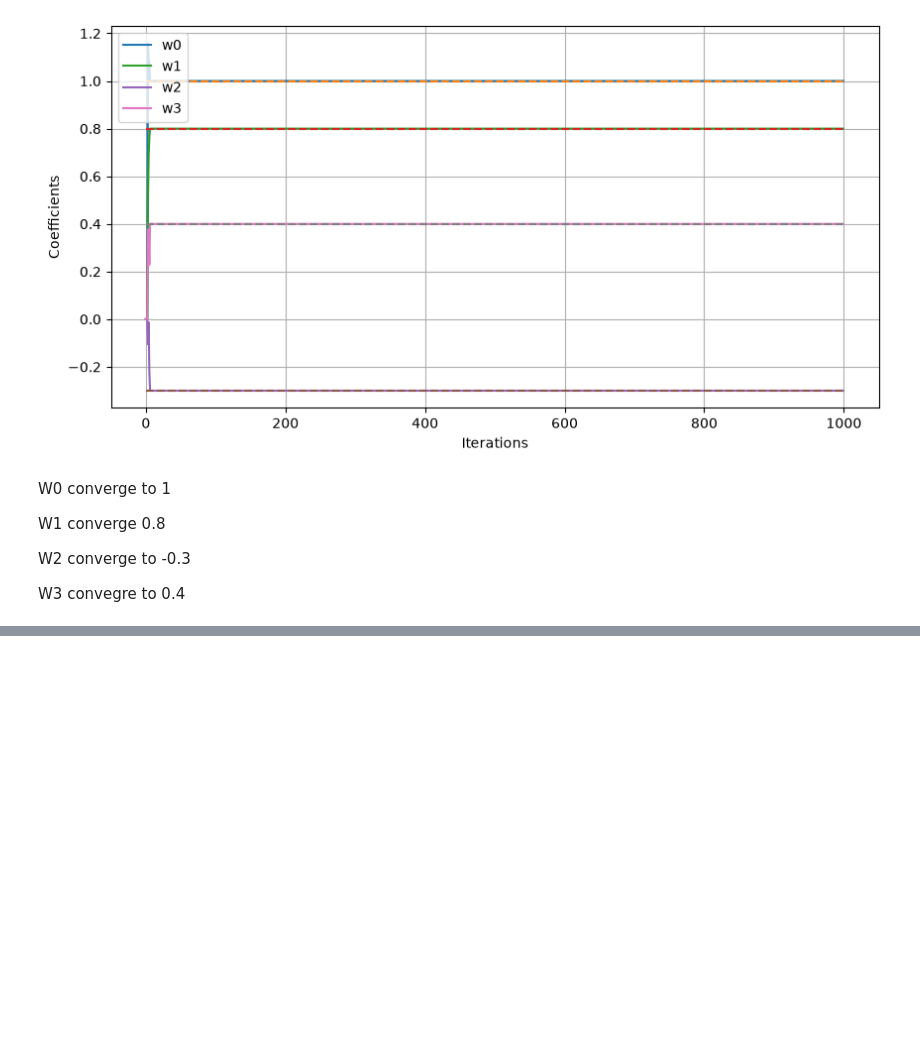
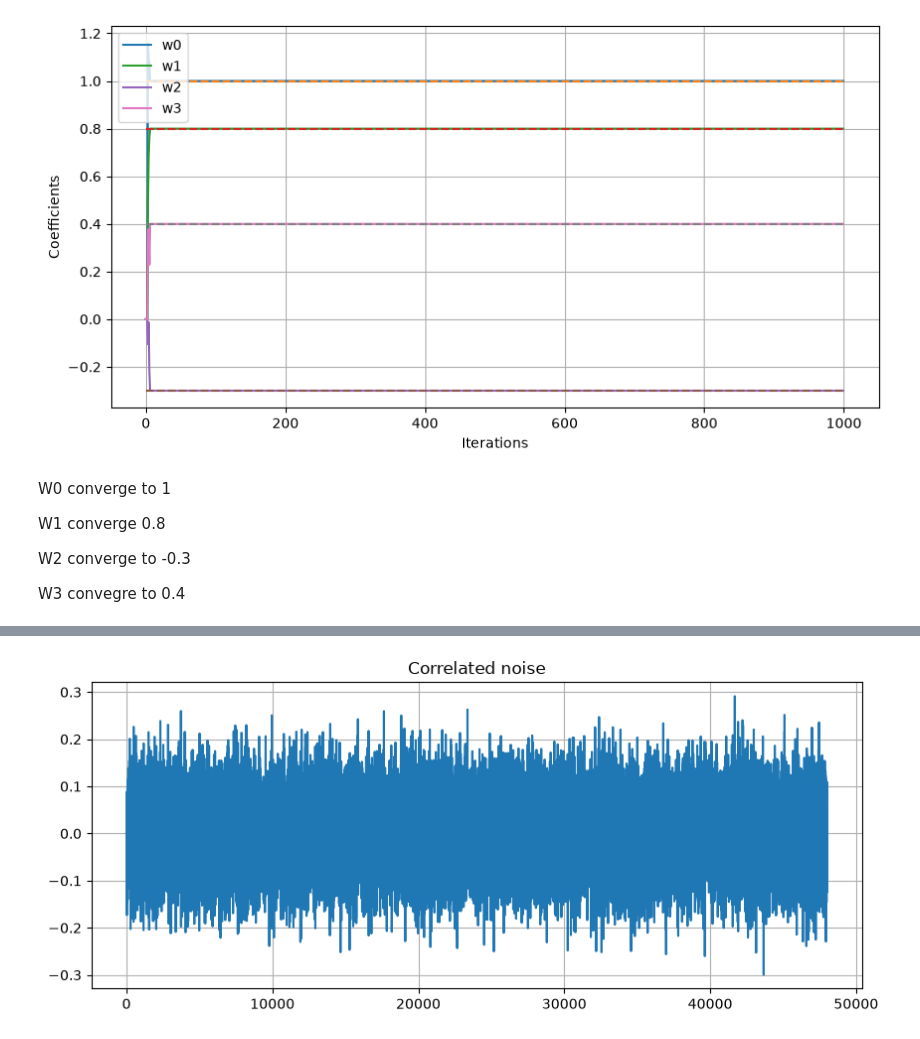
Before and after one commit to fadi0649/signal-avanc-, a Jupyter notebook: TP3_SA/TPSA_RLS_NLMS_Boutayeb_Mikoungui.ipynb, the cells around one changed output, grey strips where cells are left out. Drawn from its saved outputs; the diff is of its cells as text; code cells hidden in the pictures; blank space fills up the shorter version.

```diff
--- a/TP3_SA/TPSA_RLS_NLMS_Boutayeb_Mikoungui.ipynb
+++ b/TP3_SA/TPSA_RLS_NLMS_Boutayeb_Mikoungui.ipynb
@@ -208,0 +239,17 @@ plt.show()
+# %%
+#whiye noise
+np.random.seed(42)
+
+sigma = 0.1
+b = sigma * np.random.randn(N)
+
+h = firwin(33, 0.5)
+noise = lfilter(h, [1], b)
+
+plt.figure(figsize=(10,4))
+plt.plot(noise)
+plt.title("Correlated noise")
+plt.grid()
+plt.show()
+# %% [output]
+[figure, added]
```
Also changed, not shown: parts of 10 cells of this notebook.
